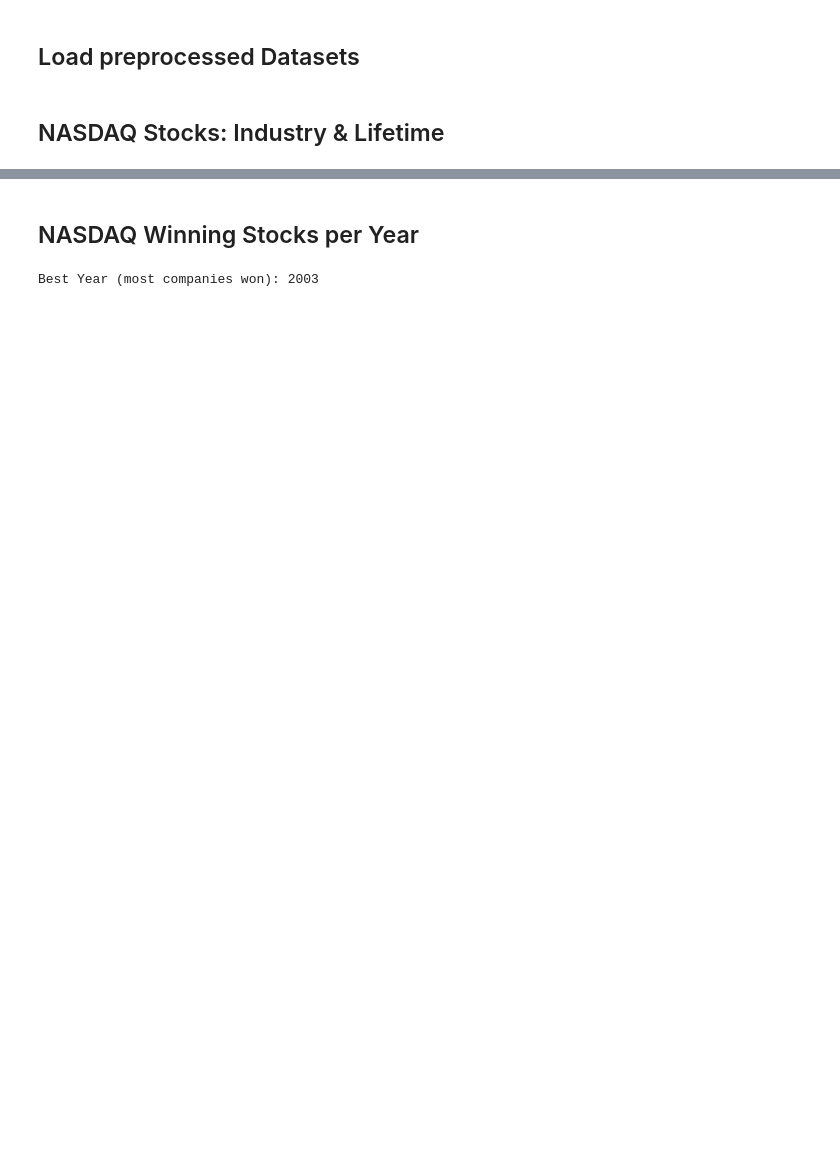
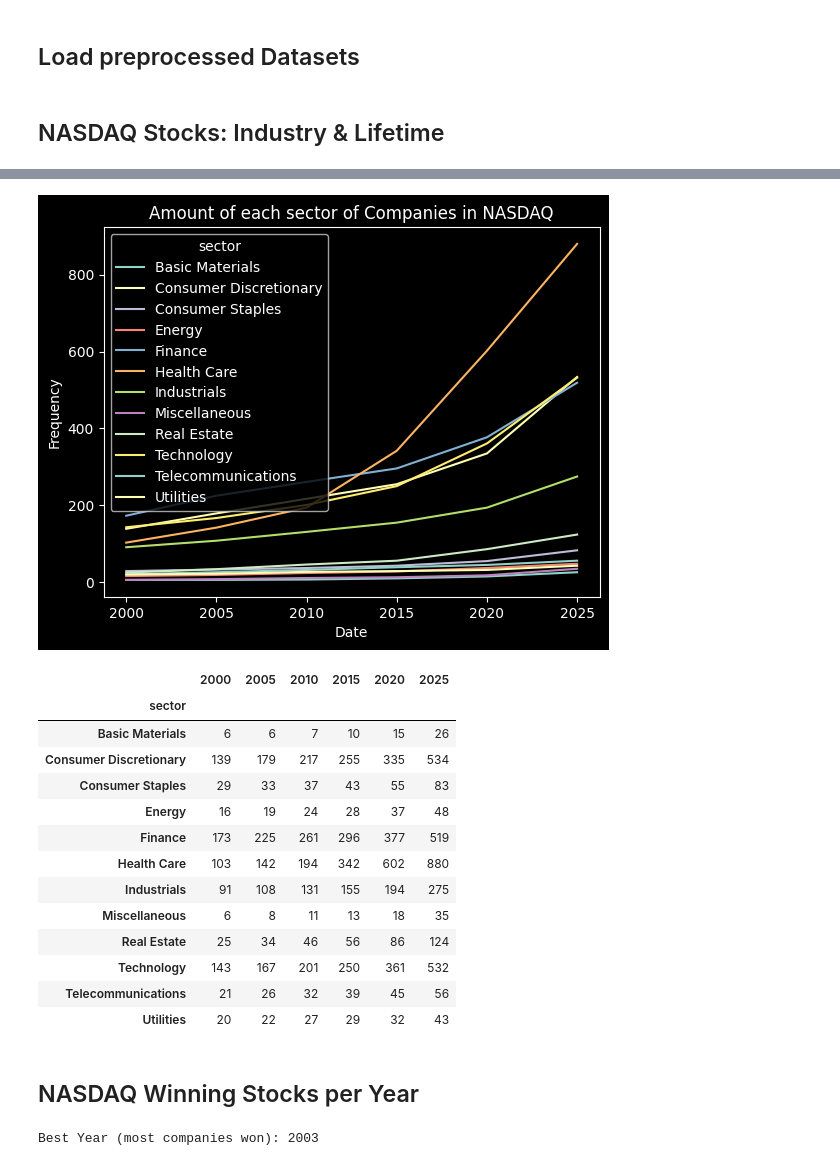
Before and after one commit to Mattis-Schulte/nasdaq-crypto-data-analytics-ws25-26, a Jupyter notebook: notebooks/02_data_analysis.ipynb, the cells around one changed output, grey strips where cells are left out. Drawn from its saved outputs; the diff is of its cells as text; code cells hidden in the pictures; blank space fills up the shorter version.

```diff
--- a/notebooks/02_data_analysis.ipynb
+++ b/notebooks/02_data_analysis.ipynb
@@ -128,3 +89,49 @@ plt.show()
+# %%
+INDUSTRY_COL = "sector"   # "sector" or "industry" - Select the column to analyze. Sector has less unique values - Industry is more specific
+
+def getIndustry(year: int) -> pd.Series:
+    """
+    Counts the active companies of each industry in the specific year
+    :return: industry -> amount - Series
+    """
+    df_active = df_nasdaq_daily_pp[df_nasdaq_daily_pp["date"].dt.year == year]
+    s_industry = df_nasdaq_meta_pp.set_index("ticker")
+    s_industry = s_industry.reindex(df_active["ticker"].unique())[INDUSTRY_COL]
+    return s_industry[s_industry != ""].value_counts()
+
+
+selected_years = pd.date_range(str(nasdaq_first_date.year), str(nasdaq_last_date.year), freq="5YS").year
+
+df_nasdaq_industry = pd.DataFrame({
+    year: getIndustry(year)
+    for year in selected_years
+})
+
+if INDUSTRY_COL == "sector":
+    df_nasdaq_industry.T.plot.line(
+        xlabel="Date",
+        ylabel="Frequency",
+        title="Amount of each sector of Companies in NASDAQ"
+    )
+    plt.show()
+
+df_nasdaq_industry
+# %% [output]
+[figure, added]
+|  | 2000 | 2005 | 2010 | 2015 | 2020 | 2025 |
+| sector |  |  |  |  |  |  |
+| Basic Materials | 6 | 6 | 7 | 10 | 15 | 26 |
+| Consumer Discretionary | 139 | 179 | 217 | 255 | 335 | 534 |
+| Consumer Staples | 29 | 33 | 37 | 43 | 55 | 83 |
+| Energy | 16 | 19 | 24 | 28 | 37 | 48 |
+| Finance | 173 | 225 | 261 | 296 | 377 | 519 |
+| Health Care | 103 | 142 | 194 | 342 | 602 | 880 |
+| Industrials | 91 | 108 | 131 | 155 | 194 | 275 |
+| Miscellaneous | 6 | 8 | 11 | 13 | 18 | 35 |
+| Real Estate | 25 | 34 | 46 | 56 | 86 | 124 |
+| Technology | 143 | 167 | 201 | 250 | 361 | 532 |
+| Telecommunications | 21 | 26 | 32 | 39 | 45 | 56 |
+| Utilities | 20 | 22 | 27 | 29 | 32 | 43 |
 # %% [markdown]
 ## NASDAQ Winning Stocks per Year
 # %%
```
Also changed, not shown: parts of 19 cells of this notebook, 1 other file.
